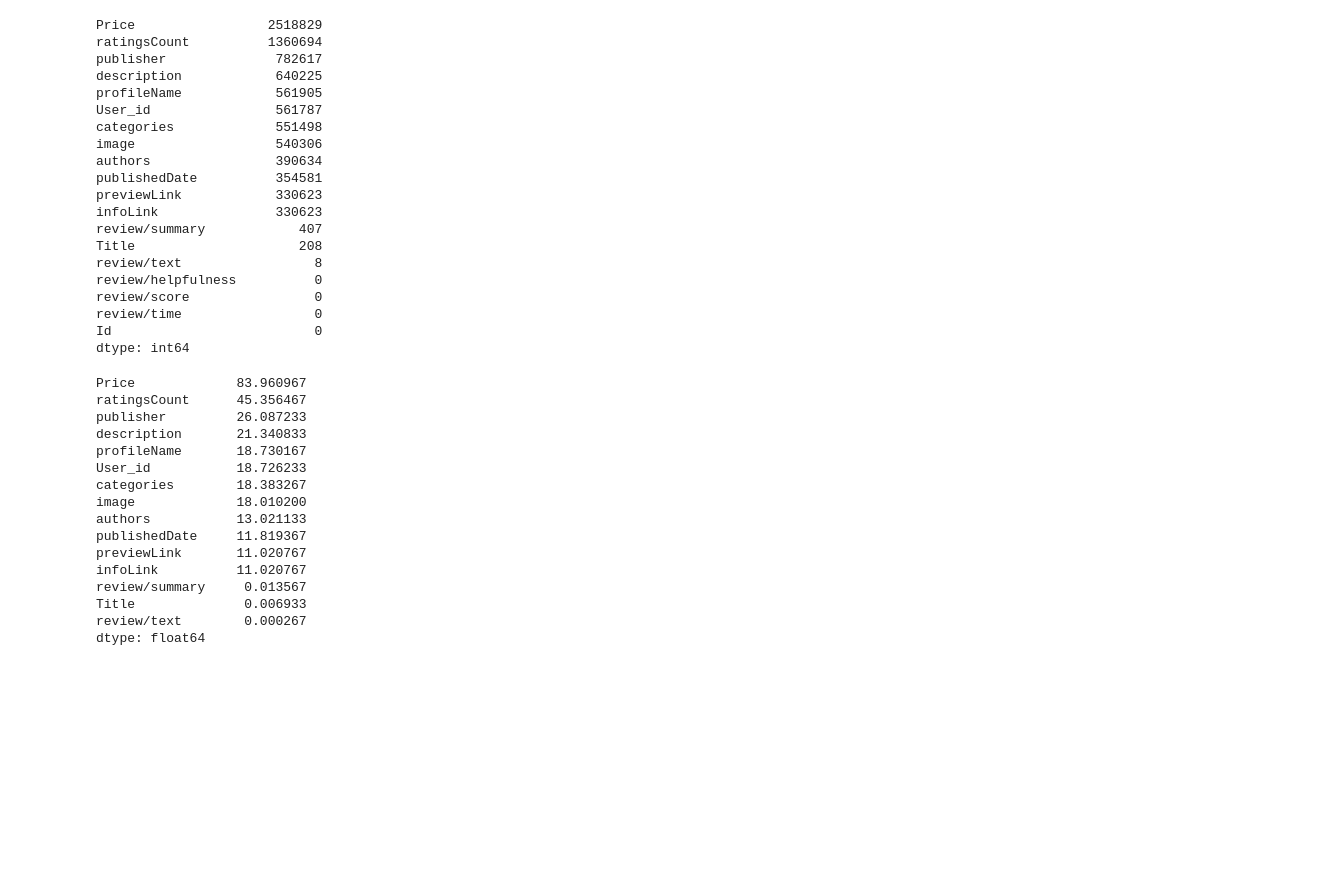
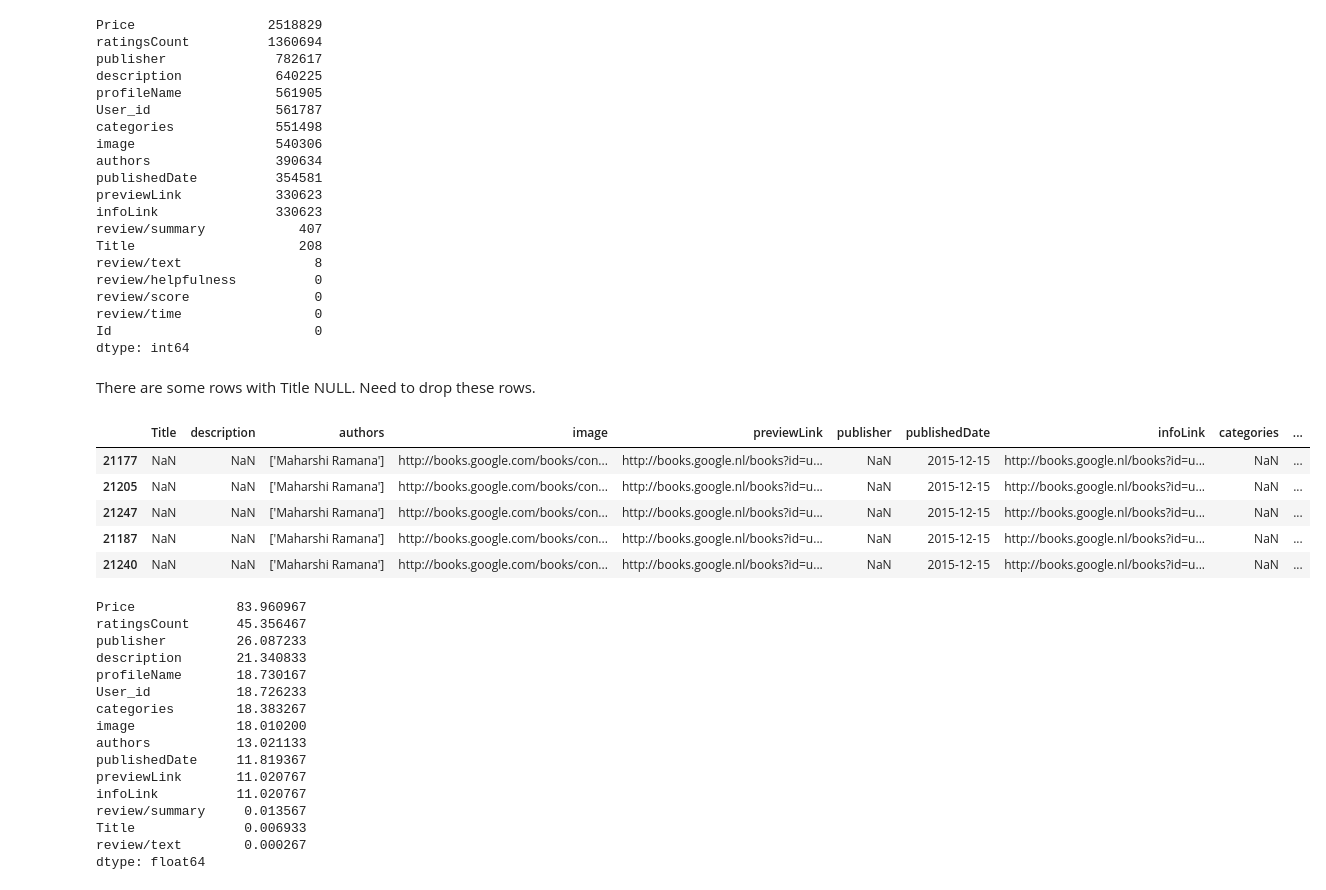
Before and after one commit to J4ninja/book-recommender, a Jupyter notebook: book_review_dataset_clean_and_EDA.ipynb, the cells around one changed output. Saved outputs shown, nothing was run; the diff lists cells and outputs as text; code cells hidden in the pictures; blank space fills up the shorter version.

```diff
--- a/book_review_dataset_clean_and_EDA.ipynb
+++ b/book_review_dataset_clean_and_EDA.ipynb
@@ -634,6 +632,18 @@ review/score                0
 review/time                 0
 Id                          0
 dtype: int64
+# %% [markdown]
+There are some rows with Title NULL. Need to drop these rows.
+# %%
+# check title with NaN values
+books_ratings[books_ratings['Title'].isnull()].sample(5)
+# %% [output]
+|  | Title | description | authors | image | previewLink | publisher | publishedDate | infoLink | categories | ... |
+| 21177 | NaN | NaN | ['Maharshi Ramana'] | http://books.google.com/books/con... | http://books.google.nl/books?id=u... | NaN | 2015-12-15 | http://books.google.nl/books?id=u... | NaN | ... |
+| 21205 | NaN | NaN | ['Maharshi Ramana'] | http://books.google.com/books/con... | http://books.google.nl/books?id=u... | NaN | 2015-12-15 | http://books.google.nl/books?id=u... | NaN | ... |
+| 21247 | NaN | NaN | ['Maharshi Ramana'] | http://books.google.com/books/con... | http://books.google.nl/books?id=u... | NaN | 2015-12-15 | http://books.google.nl/books?id=u... | NaN | ... |
+| 21187 | NaN | NaN | ['Maharshi Ramana'] | http://books.google.com/books/con... | http://books.google.nl/books?id=u... | NaN | 2015-12-15 | http://books.google.nl/books?id=u... | NaN | ... |
+| 21240 | NaN | NaN | ['Maharshi Ramana'] | http://books.google.com/books/con... | http://books.google.nl/books?id=u... | NaN | 2015-12-15 | http://books.google.nl/books?id=u... | NaN | ... |
 # %%
 # calculate the percentage of NaN values for each column and order them in descending order
 nan_values = books_ratings.isnull().sum().sort_values(ascending=False)
```
Also changed, not shown: parts of 56 cells of this notebook, 1 other file.
